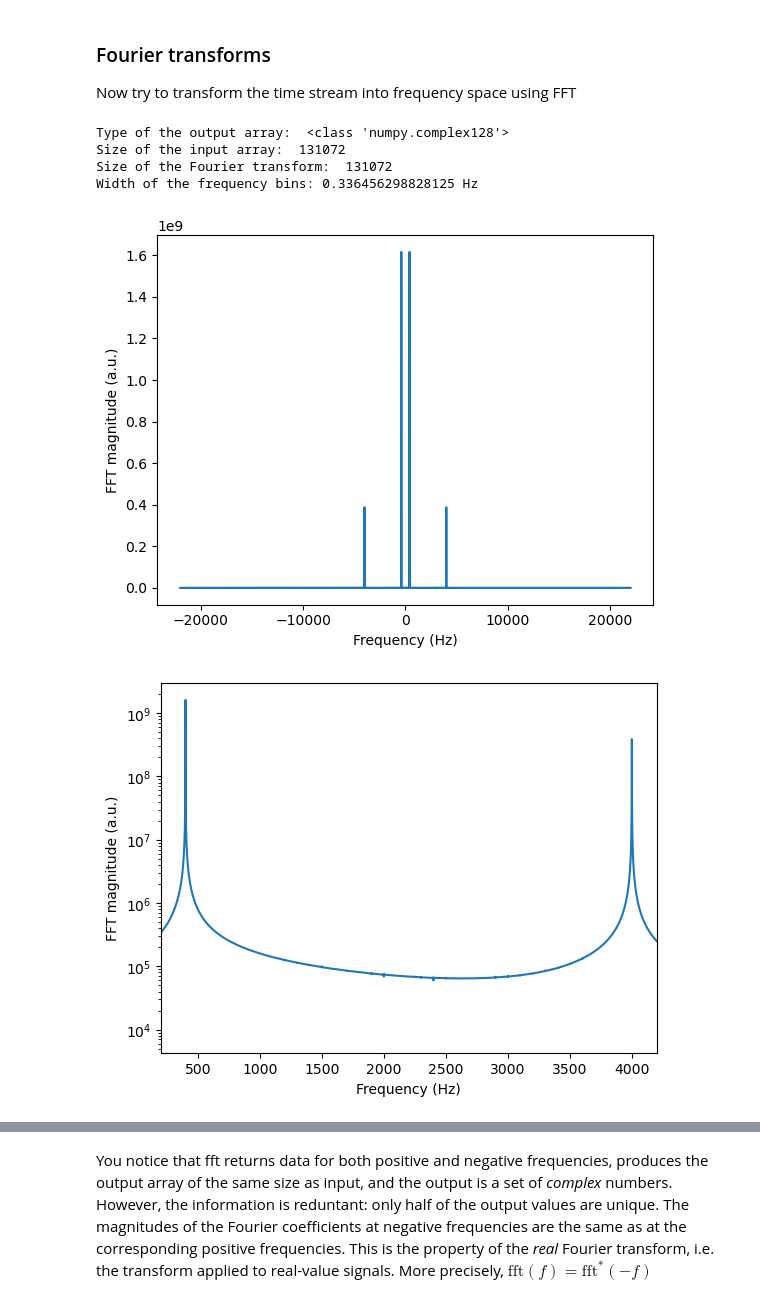
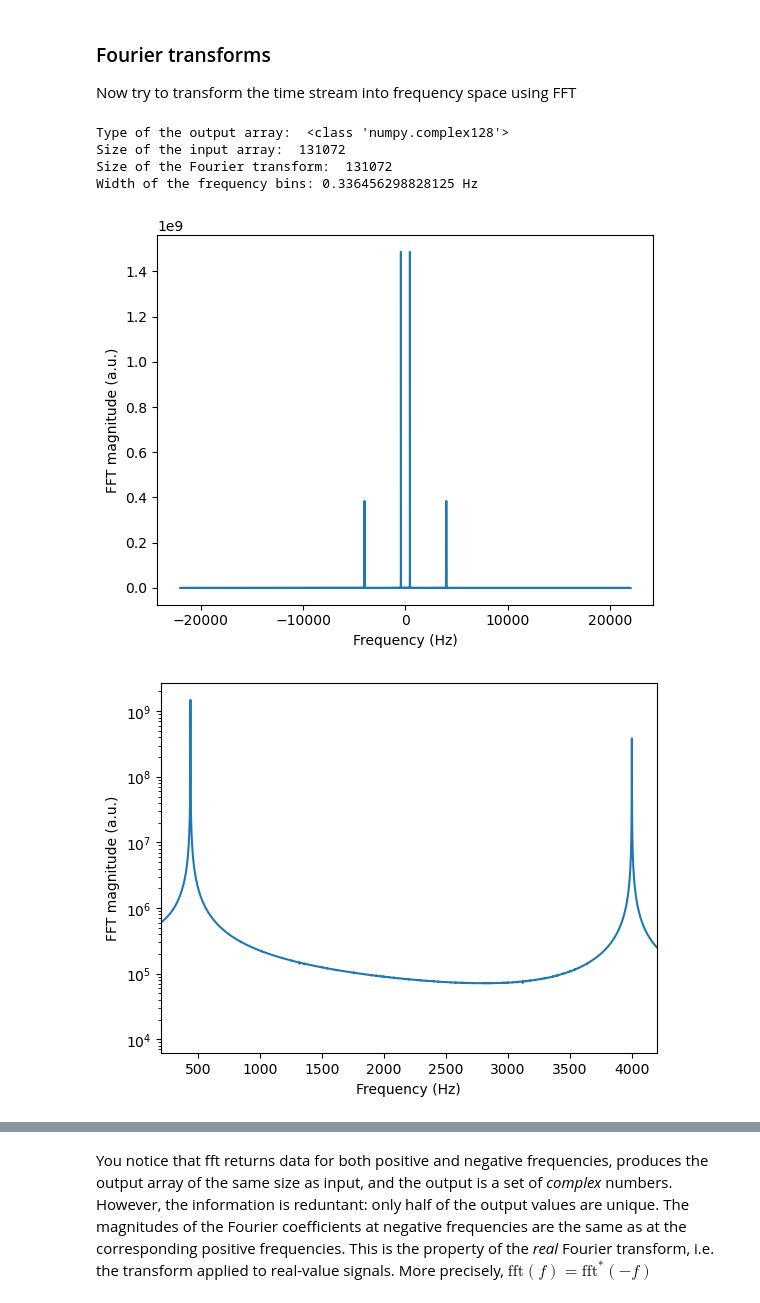
Before and after one commit to ds-connectors/Physics-88-SP24, a Jupyter notebook: Week14/L12/Lecture12a_FFT.ipynb, the cells around one changed output, grey strips where cells are left out. Saved outputs shown, nothing was run; the diff lists cells and outputs as text; code cells hidden in the pictures.

```diff
--- a/Week14/L12/Lecture12a_FFT.ipynb
+++ b/Week14/L12/Lecture12a_FFT.ipynb
@@ -27,12 +27,12 @@ plt.show()
 # %% [markdown]
 Produce two tones, e.g. 400 Hz signal and a 4 kHz high-pitch noise
 # %%
-_, nice_tone = generate_sine_wave(400, SAMPLE_RATE, DURATION)
+_, nice_tone = generate_sine_wave(440, SAMPLE_RATE, DURATION)
 _, noise_tone = generate_sine_wave(4000, SAMPLE_RATE, DURATION)
 noise_tone = noise_tone * 0.3
 
 mixed_tone = nice_tone + noise_tone
-#mixed_tone = noise_tone
+#mixed_tone = nice_tone
 # %% [markdown]
 For the purposes of storing the tones in an audio file, the amplitude needs to be normalized to the range of 16-bit integer
 # %%
@@ -86,39 +86,39 @@ from scipy.fft import fft, fftfreq
 
 # Number of samples in normalized_tone
 N = SAMPLE_RATE * DURATION
-Nw = N # 128*1024 # FFT works best when number of samples is a power of 2 !
+Nw = 128*1024 # FFT works best when number of samples is a power of 2 !
 
 yf = fft(normalized_tone[:Nw])   # Discrete Fourier transform
 xf = fftfreq(Nw, 1 / SAMPLE_RATE)  # array of frequencies used for FFT
 print('Type of the output array: ',type(yf[0]))
 print('Size of the input array: ',Nw)
 print('Size of the Fourier transform: ',len(xf))
 df = xf[1]-xf[0]
 print(f'Width of the frequency bins: {df} Hz')
 
 plt.plot(xf, np.abs(yf))
 plt.xlabel('Frequency (Hz)')
 plt.ylabel('FFT magnitude (a.u.)')
 plt.show()
 
 plt.figure()
 plt.yscale('log')
 plt.plot(xf[:int(Nw/2)], np.abs(yf[:int(Nw/2)]))
 plt.xlabel('Frequency (Hz)')
 plt.ylabel('FFT magnitude (a.u.)')
 plt.xlim(200,4200)
 plt.show()
 
 plt.figure()
 plt.plot(xf[:int(Nw/2)],np.angle(yf[:int(Nw/2)]))
 plt.xlabel('Frequency (Hz)')
 plt.ylabel('FFT phase (rad)')
 plt.xlim(3980,4020)
 plt.show()
 # %% [output]
 Type of the output array:  <class 'numpy.complex128'>
 Size of the input array:  131072
 Size of the Fourier transform:  131072
 Width of the frequency bins: 0.336456298828125 Hz
-[figure, old version]
+[figure, new version]
-[figure, old version]
+[figure, new version]
```
Also changed, not shown: parts of 3 cells of this notebook, 2 other files.
